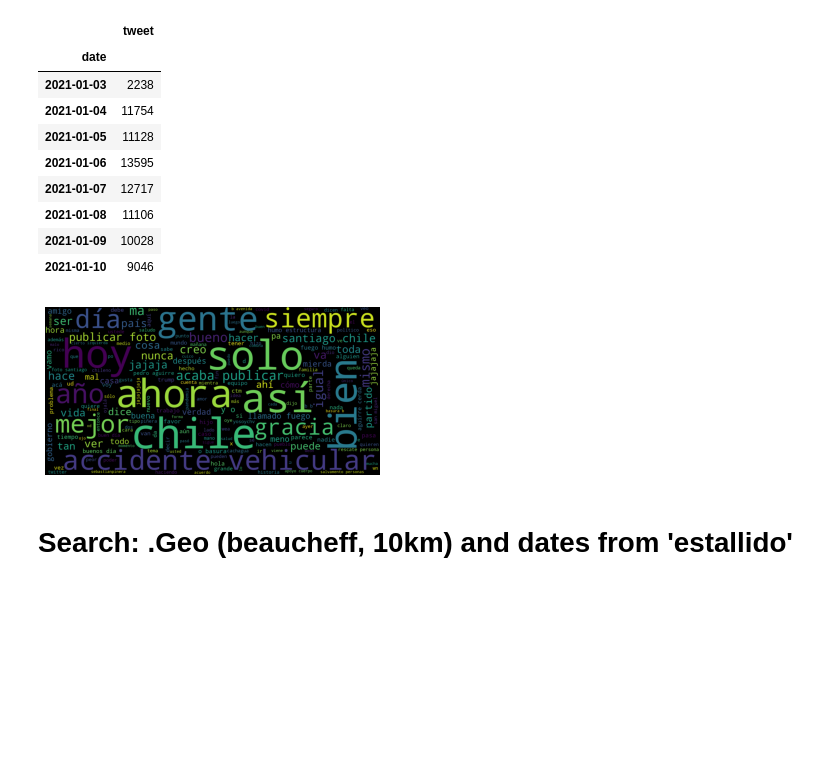
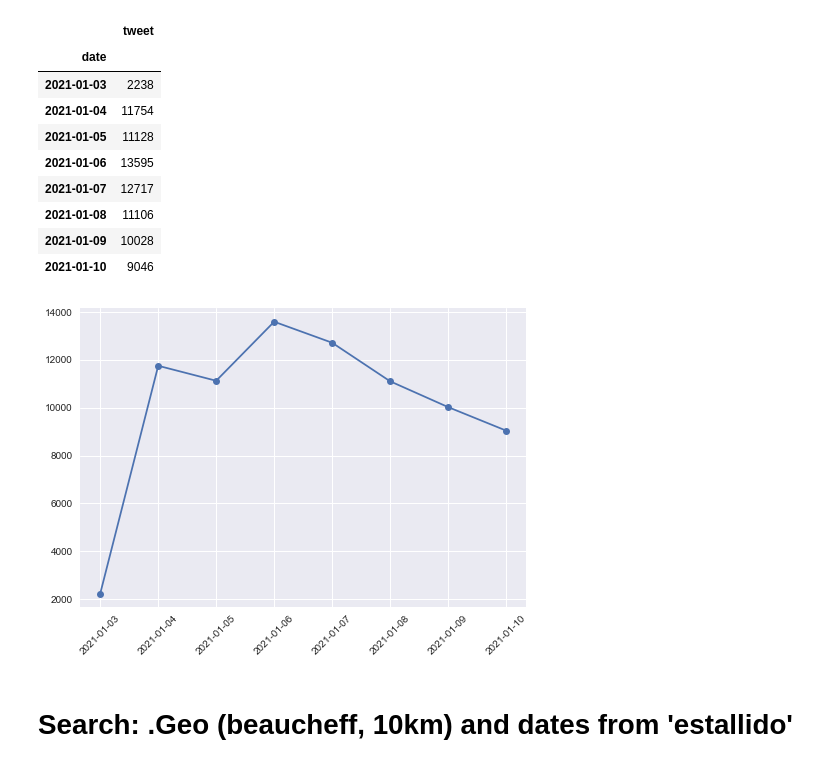
Before and after one commit to jignaciocastro8/data-project, a Jupyter notebook: tweets_data_review.ipynb, the cells around one changed output. Cells and saved outputs as stored; diff of their text form; code cells hidden in the pictures; blank space fills up the shorter version.

Commit message:
series de cantidad de tweets diarios

```diff
--- a/tweets_data_review.ipynb
+++ b/tweets_data_review.ipynb
@@ -2,23 +2,24 @@
 # **This NB is dedicated to analyze twitter data**
 # %%
 import pandas as pd
-import twint
-import nest_asyncio
-nest_asyncio.apply()
-
 import matplotlib.pyplot as plt
 from nltk.corpus import stopwords
 from nltk.tokenize import word_tokenize
 from wordcloud import WordCloud
+import matplotlib.pyplot as plt
+import datetime
 
 from utils import*
+plt.style.use('seaborn')
 # %% [markdown]
 # Search using .Near = 'Santiago, Chile' for seven days.
 # %%
 seven_days = pd.read_csv('data/seven_days_tweets.csv')
 seven_days = seven_days[['id', 'date', 'username', 'tweet']]
+seven_days['date'] = [datetime.datetime.strptime(date, '%Y-%m-%d') for date in seven_days['date']]
 # %%
-seven_days[['date', 'tweet']].groupby(['date']).count()
+groupby = seven_days[['date', 'tweet']].groupby(['date']).count()
+groupby
 # %% [output]
 |  | tweet |
 | date |  |
@@ -30,10 +31,12 @@ seven_days[['date', 'tweet']].groupby(['date']).count()
 | 2021-01-08 | 11106 |
 | 2021-01-09 | 10028 |
 | 2021-01-10 | 9046 |
-# %%
-wordcloud_tweets(df = seven_days, file_name = '', save = False)
-# %% [output]
-[figure, removed]
+# %%
+plt.plot(groupby.index, groupby['tweet'], '-o')
+plt.xticks(rotation=45)
+plt.show()
+# %% [output]
+[figure, added]
 # %% [markdown]
 # **Search: .Geo (beaucheff, 10km) and dates from 'estallido'**
 # %%
```
Also changed, not shown: parts of 10 cells of this notebook, 23 other files.
